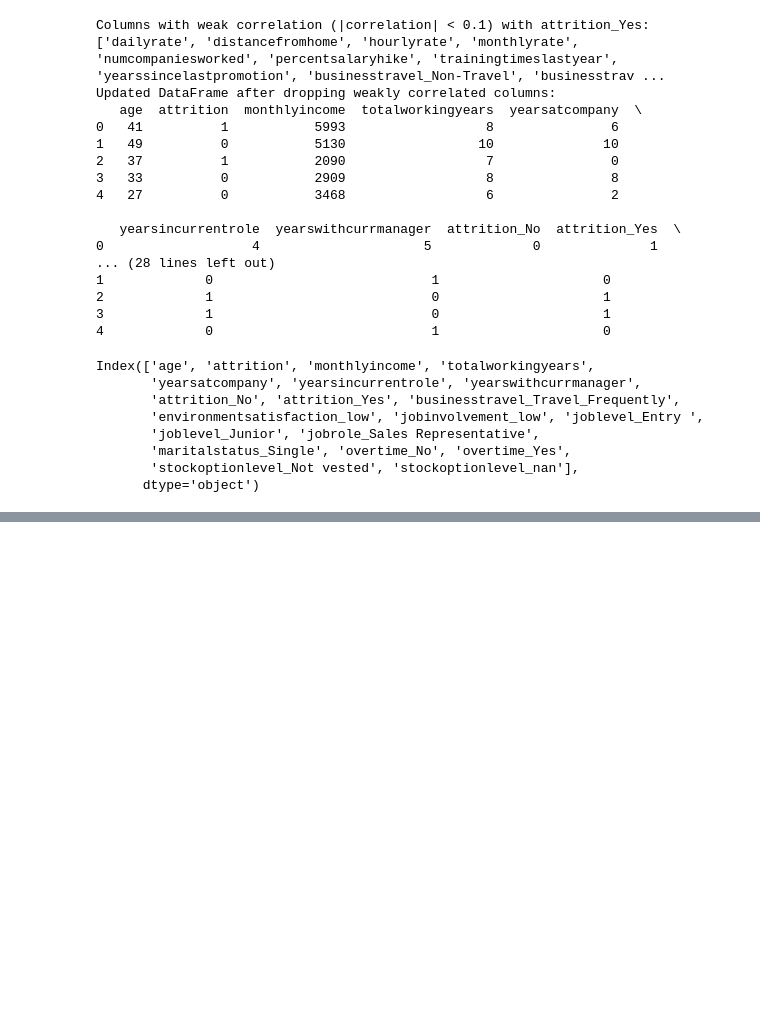
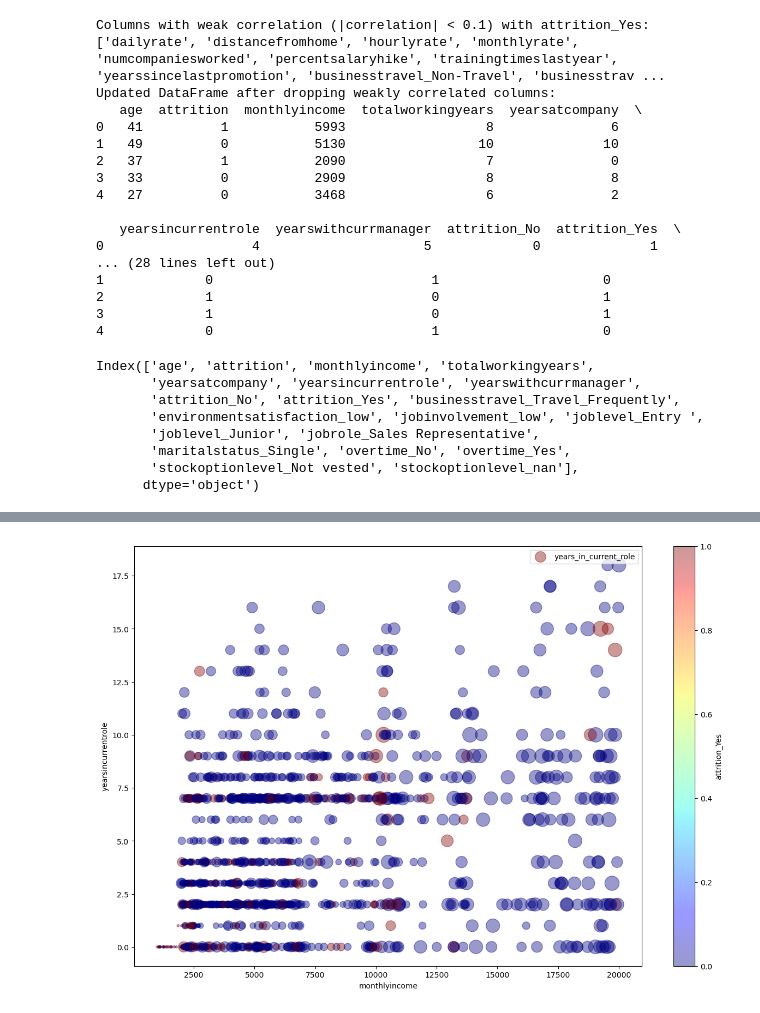
Before and after one commit to Altsb22/Employee_Retention, a Jupyter notebook: Individual Dataset Training/Dataset_IBM.ipynb, the cells around one changed output, grey strips where cells are left out. Cells and saved outputs as stored; diff of their text form; code cells hidden in the pictures; blank space fills up the shorter version.

```diff
--- a/Individual Dataset Training/Dataset_IBM.ipynb
+++ b/Individual Dataset Training/Dataset_IBM.ipynb
@@ -236,5 +236,7 @@ Index(['age', 'attrition', 'monthlyincome', 'totalworkingyears',
        'stockoptionlevel_Not vested', 'stockoptionlevel_nan'],
       dtype='object')
 # %%
-#drop 'attrition_No', and 'attrition' columns because they are redundant and attrition_Yes is the target variable
-ibm_data_encoded.drop(columns=['attrition_No','attrition'], inplace=True)
+# Drop 'attrition_No', 'attrition', and 'overtime_No' columns if they exist
+columns_to_drop = ['attrition_No', 'attrition', 'overtime_No']
+existing_columns_to_drop = [col for col in columns_to_drop if col in ibm_data_encoded.columns]
+ibm_data_encoded.drop(columns=existing_columns_to_drop, inplace=True)
@@ -240,0 +265,8 @@ ibm_data_encoded.drop(columns=['attrition_No','attrition'], inplace=True)
+# %%
+#let's visualize some of the items with the highest correlation against attrition_Yes from the correlation matrix
+ibm_data_encoded.plot(kind='scatter', x='monthlyincome', y='yearsincurrentrole', alpha=0.4,
+                      s=ibm_data_encoded['totalworkingyears']*10, label='years_in_current_role', figsize=(15, 10), c='attrition_Yes', cmap=plt.get_cmap('jet'), colorbar=True)
+plt.legend()
+plt.show()
+# %% [output]
+[figure, added]
```
Also changed, not shown: parts of 1 cell of this notebook.
